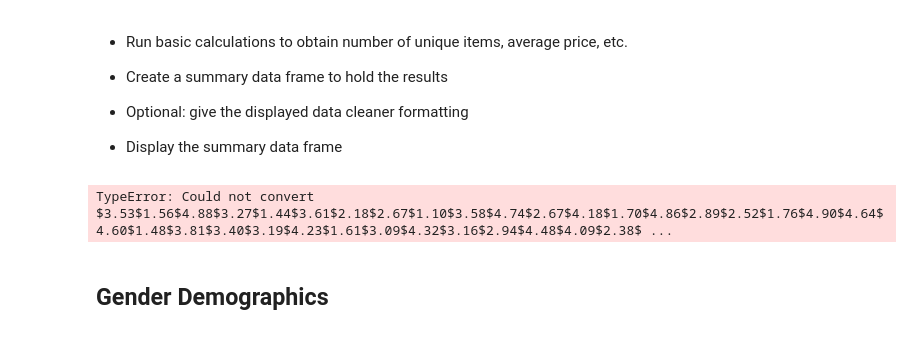
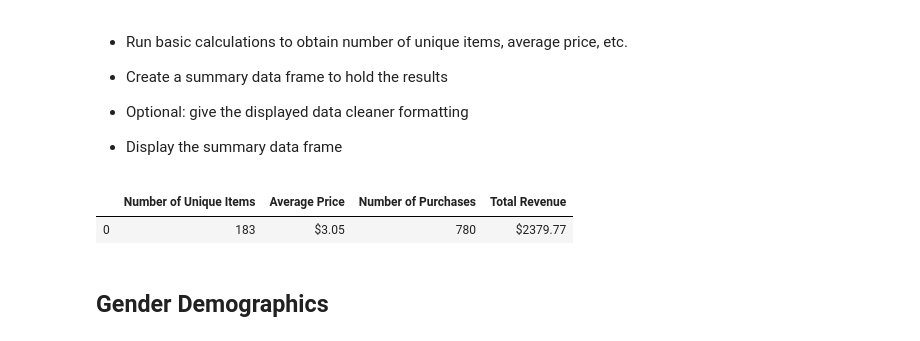
Before and after one commit to Tbwheeler94/Pandas-Challenge, a Jupyter notebook: HeroesOfPymoli/HeroesOfPymoli_script.ipynb, the cells around one changed output. Drawn from its saved outputs; the diff is of its cells as text; code cells hidden in the pictures.

```diff
--- a/HeroesOfPymoli/HeroesOfPymoli_script.ipynb
+++ b/HeroesOfPymoli/HeroesOfPymoli_script.ipynb
@@ -35,19 +50,23 @@ players_df
 
 * Display the summary data frame
 # %%
-#unique_items = len(purchase_data["Item ID"].unique())
+unique_items = len(purchase_data["Item ID"].unique())
 
 total_prices = purchase_data["Price"].mean()
 
-#total_purchases = purchase_data["Purchase ID"].count()
+total_purchases = purchase_data["Purchase ID"].count()
 
-#total_revenue = purchase_data["Price"].sum()
+total_revenue = purchase_data["Price"].sum()
 
-#unique_items_df = pd.DataFrame({"Number of Unique Items": [unique_items], "Average Price": [average_prices], "Number of Purchases": [total_purchases]})
+unique_items_df = pd.DataFrame({"Number of Unique Items": [unique_items], "Average Price": [total_prices], "Number of Purchases": [total_purchases], "Total Revenue": [total_revenue]})
 
-total_prices
+unique_items_df["Average Price"] = unique_items_df["Average Price"].map("${:.2f}".format)
+unique_items_df["Total Revenue"] = unique_items_df["Total Revenue"].map("${:.2f}".format)
+
+unique_items_df
 # %% [output]
-TypeError: Could not convert $3.53$1.56$4.88$3.27$1.44$3.61$2.18$2.67$1.10$3.58$4.74$2.67$4.18$1.70$4.86$2.89$2.52$1.76$4.90$4.64$4.60$1.48$3.81$3.40$3.19$4.23$1.61$3.09$4.32$3.16$2.94$4.48$4.09$2.38$ ...
+|  | Number of Unique Items | Average Price | Number of Purchases | Total Revenue |
+| 0 | 183 | $3.05 | 780 | $2379.77 |
 # %% [markdown]
 ## Gender Demographics
 # %% [markdown]
```
Also changed, not shown: parts of 3 cells of this notebook.
